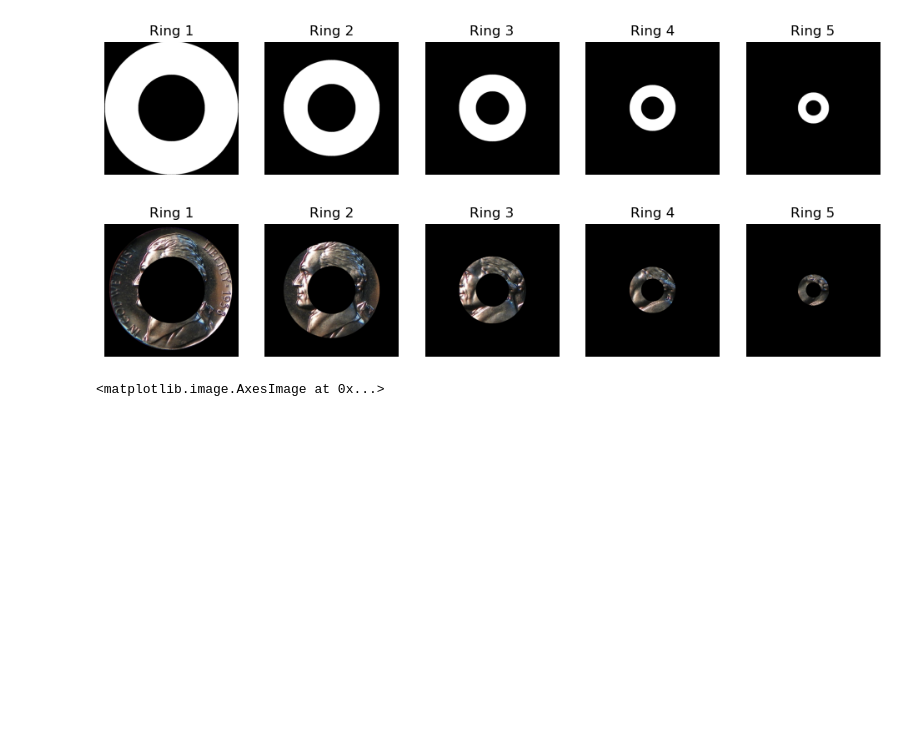
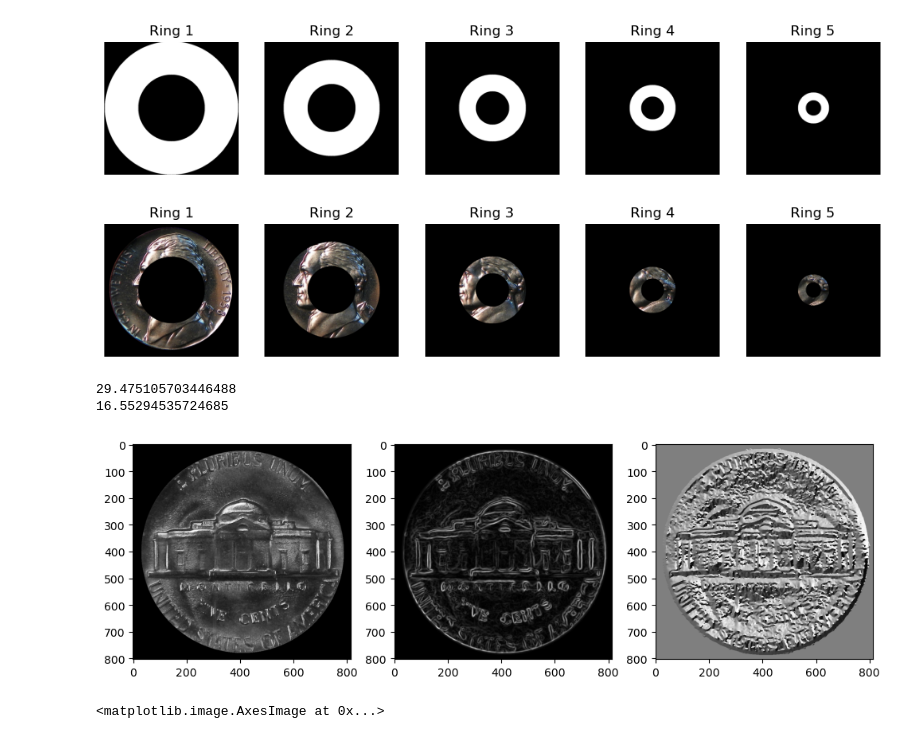
Before and after one commit to TemuujinE/NUM-Pattern-Recognition, a Jupyter notebook: lab3/extract_features_6.ipynb, the cells around one changed output. Drawn from its saved outputs; the diff is of its cells as text; code cells hidden in the pictures; blank space fills up the shorter version.

```diff
--- a/lab3/extract_features_6.ipynb
+++ b/lab3/extract_features_6.ipynb
@@ -170,6 +170,40 @@ def extract_shape_features(image, ring_masks):
             shape_features += feature
 
     return shape_features
+# %%
+def apply_adaptive_histogram_equalization(image, clip_limit = 1.5, tile_size = (8, 8)):
+    gray_image = cv2.cvtColor(image, cv2.COLOR_BGR2GRAY)
+    blur_img = cv2.GaussianBlur(gray_image, (15, 15), 0)
+
+    clahe = cv2.createCLAHE(clipLimit = clip_limit,
+                            tileGridSize = tile_size)
+    equalized_image = clahe.apply(blur_img)
+
+    return equalized_image
+# %%
+image = cv2.imread(nickels_cropped_files[90])
+gray_image = cv2.cvtColor(image, cv2.COLOR_BGR2GRAY)
+equalized_img = apply_adaptive_histogram_equalization(image, tile_size = (3, 3))
+
+# Compute gradient using Sobel operators
+gradient_x = cv2.Sobel(equalized_img, cv2.CV_64F, 1, 0, ksize = 3)
+gradient_y = cv2.Sobel(equalized_img, cv2.CV_64F, 0, 1, ksize = 3)
+
+# Compute gradient magnitude and orientation
+gradient_magnitude = np.sqrt(gradient_x**2 + gradient_y**2)
+gradient_orientation = np.arctan2(gradient_y, gradient_x)
+
+fig, (ax1, ax2, ax3) = plt.subplots(1, 3, figsize = (12, 8))
+ax1.imshow(gray_image, cmap = 'gray')
+ax2.imshow(gradient_magnitude, cmap = 'gray')
+ax3.imshow(gradient_orientation, cmap = 'gray')
+
+print(np.mean(gradient_magnitude))
+print(np.median(gradient_magnitude))
+# %% [output]
+29.475105703446488
+16.55294535724685
+[figure, added]
 # %%
 image = cv2.imread("./test/test_img5.jpg")
 gray_image = cv2.cvtColor(image, cv2.COLOR_BGR2GRAY)
```
Also changed, not shown: 14 other files.
